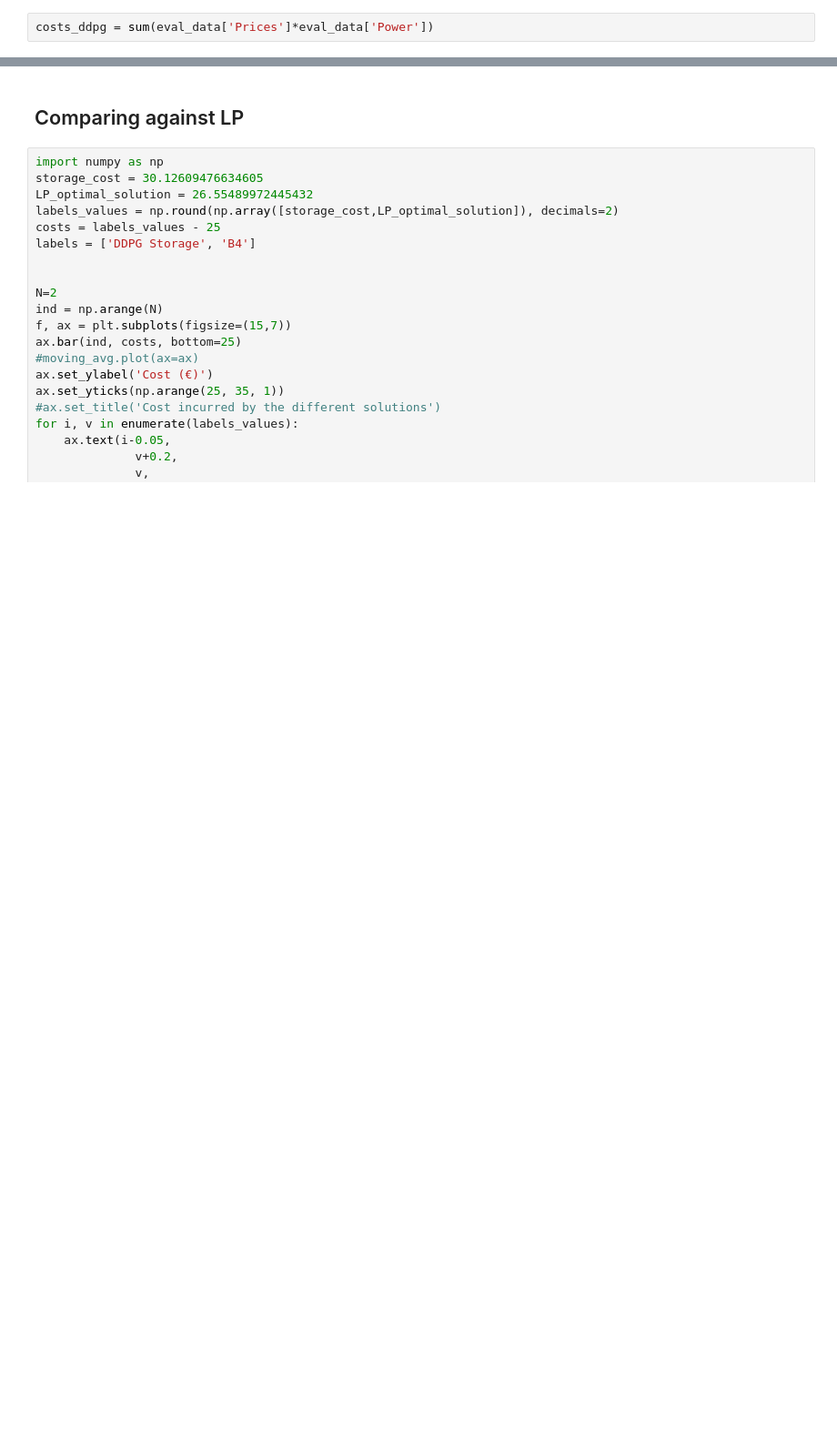
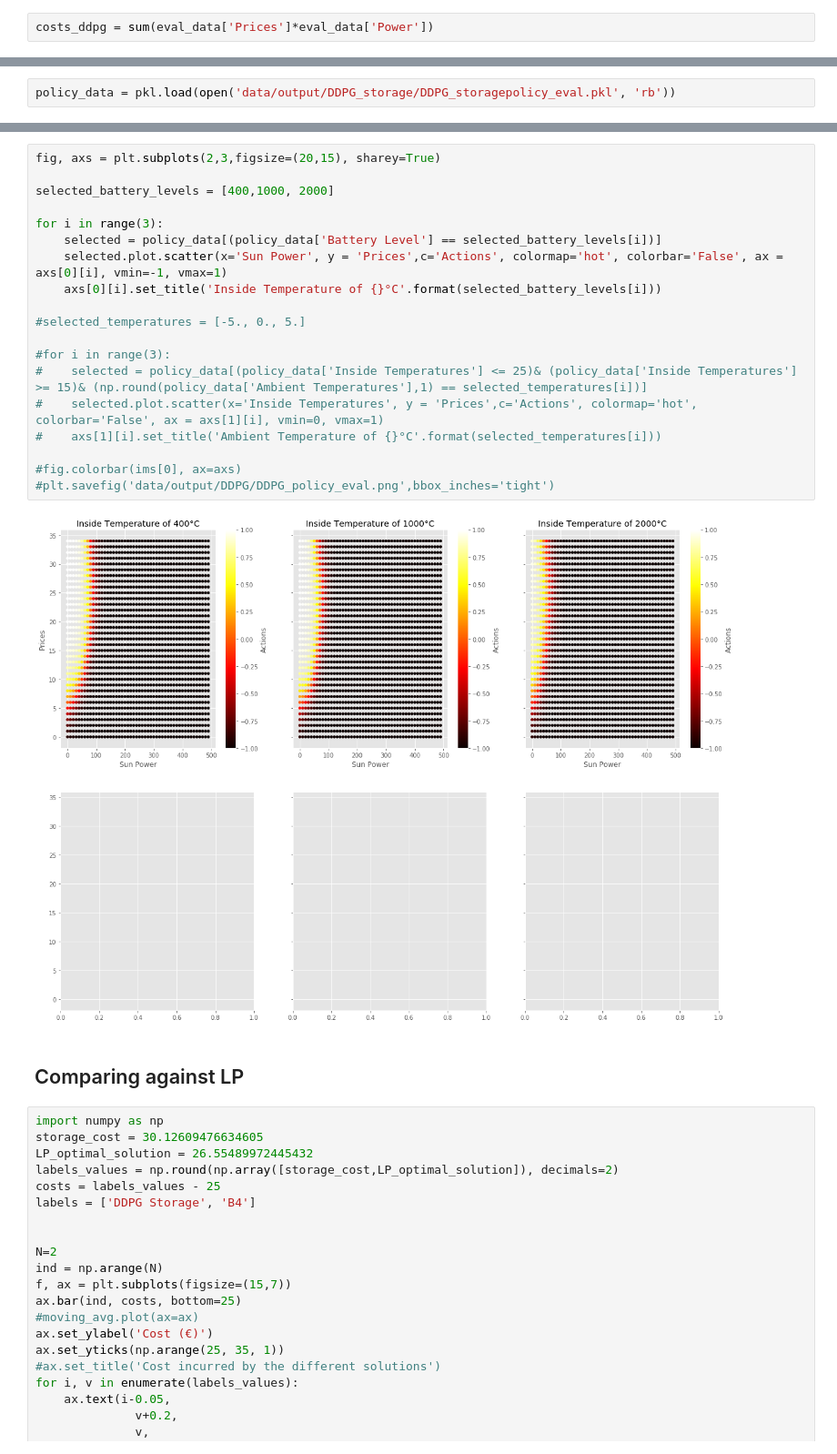
Before and after one commit to Cernewein/heating-RL-agent, a Jupyter notebook: Notebooks/Visualization.ipynb, the cells around one changed output, grey strips where cells are left out. Shown at 91% size. Saved outputs shown, nothing was run; the diff lists cells and outputs as text; blank space fills up the shorter version.

```diff
--- a/Notebooks/Visualization.ipynb
+++ b/Notebooks/Visualization.ipynb
@@ -539,0 +542,2 @@ eval_data['Power from grid(W)'].plot(ax=axs[1], legend=True)
+# %%
+policy_data = pkl.load(open('data/output/DDPG_storage/DDPG_storagepolicy_eval.pkl', 'rb'))
@@ -540,3 +560,24 @@ eval_data['Power from grid(W)'].plot(ax=axs[1], legend=True)
+# %%
+fig, axs = plt.subplots(2,3,figsize=(20,15), sharey=True)
+
+selected_battery_levels = [400,1000, 2000]
+
+for i in range(3):
+    selected = policy_data[(policy_data['Battery Level'] == selected_battery_levels[i])]
+    selected.plot.scatter(x='Sun Power', y = 'Prices',c='Actions', colormap='hot', colorbar='False', ax = axs[0][i], vmin=-1, vmax=1)
+    axs[0][i].set_title('Inside Temperature of {}°C'.format(selected_battery_levels[i]))
+
+#selected_temperatures = [-5., 0., 5.]
+
+#for i in range(3):
+#    selected = policy_data[(policy_data['Inside Temperatures'] <= 25)& (policy_data['Inside Temperatures'] >= 15)& (np.round(policy_data['Ambient Temperatures'],1) == selected_temperatures[i])]
+#    selected.plot.scatter(x='Inside Temperatures', y = 'Prices',c='Actions', colormap='hot', colorbar='False', ax = axs[1][i], vmin=0, vmax=1)
+#    axs[1][i].set_title('Ambient Temperature of {}°C'.format(selected_temperatures[i]))
+
+#fig.colorbar(ims[0], ax=axs)
+#plt.savefig('data/output/DDPG/DDPG_policy_eval.png',bbox_inches='tight')
+# %% [output]
+[figure, added]
 # %% [markdown]
 ## Comparing against LP
 # %%
```
Also changed, not shown: parts of 9 cells of this notebook, 4 other files.
